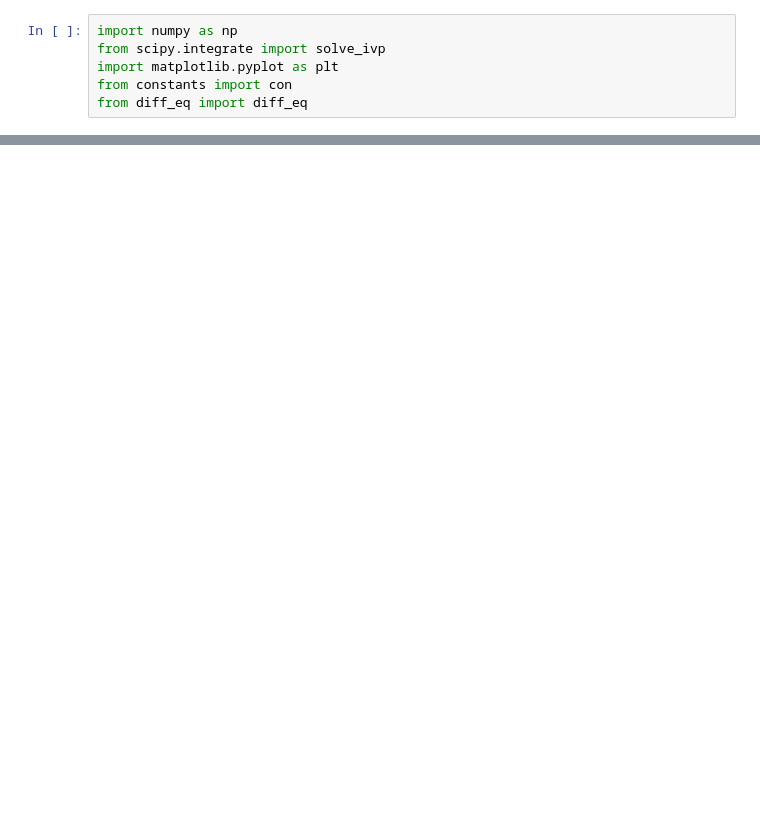
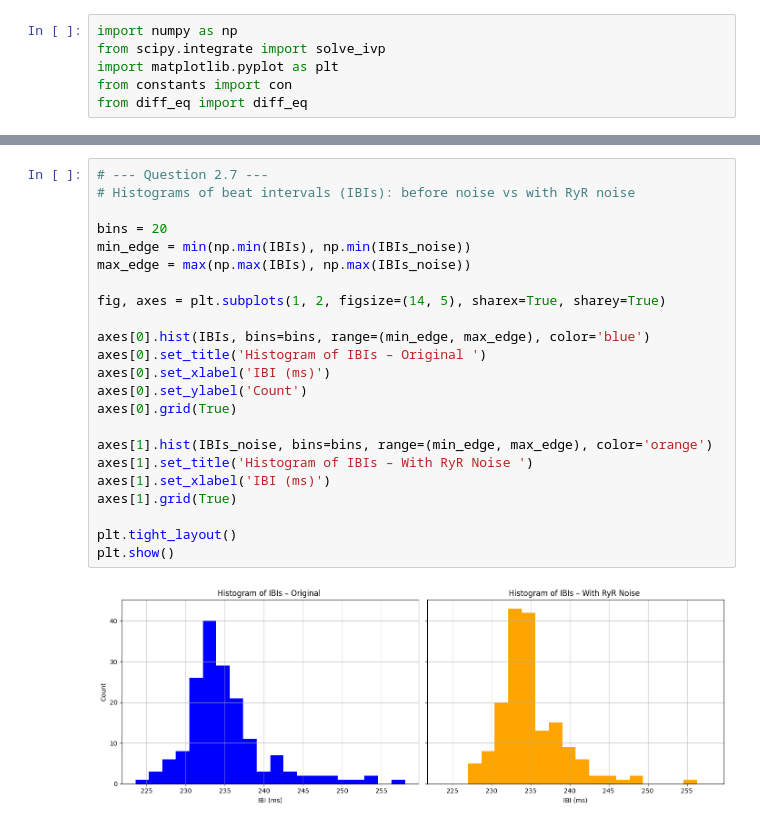
Before and after one commit to Mei-Sab/Project-part-3--BioElectrical-Phenomenas-, a Jupyter notebook: main.ipynb, the cells around one changed output, grey strips where cells are left out. Drawn from its saved outputs; the diff is of its cells as text; blank space fills up the shorter version.

```diff
--- a/main.ipynb
+++ b/main.ipynb
@@ -199,0 +333,25 @@ pNN50:               0.00 %
+# %%
+# --- Question 2.7 ---
+# Histograms of beat intervals (IBIs): before noise vs with RyR noise
+
+bins = 20
+min_edge = min(np.min(IBIs), np.min(IBIs_noise))
+max_edge = max(np.max(IBIs), np.max(IBIs_noise))
+
+fig, axes = plt.subplots(1, 2, figsize=(14, 5), sharex=True, sharey=True)
+
+axes[0].hist(IBIs, bins=bins, range=(min_edge, max_edge), color='blue')
+axes[0].set_title('Histogram of IBIs – Original ')
+axes[0].set_xlabel('IBI (ms)')
+axes[0].set_ylabel('Count')
+axes[0].grid(True)
+
+axes[1].hist(IBIs_noise, bins=bins, range=(min_edge, max_edge), color='orange')
+axes[1].set_title('Histogram of IBIs – With RyR Noise ')
+axes[1].set_xlabel('IBI (ms)')
+axes[1].grid(True)
+
+plt.tight_layout()
+plt.show()
+# %% [output]
+[figure, added]
```
Also changed, not shown: parts of 9 cells of this notebook, 2 other files.
